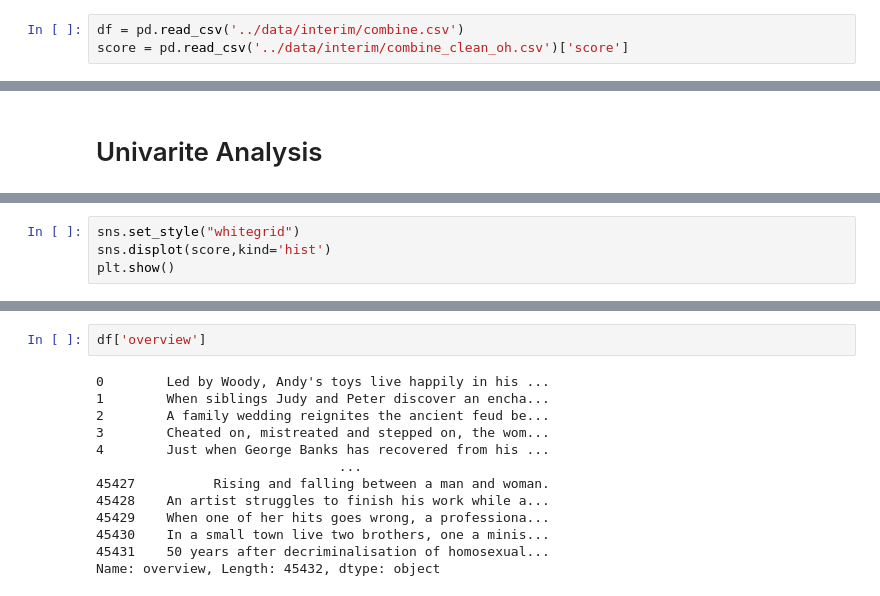
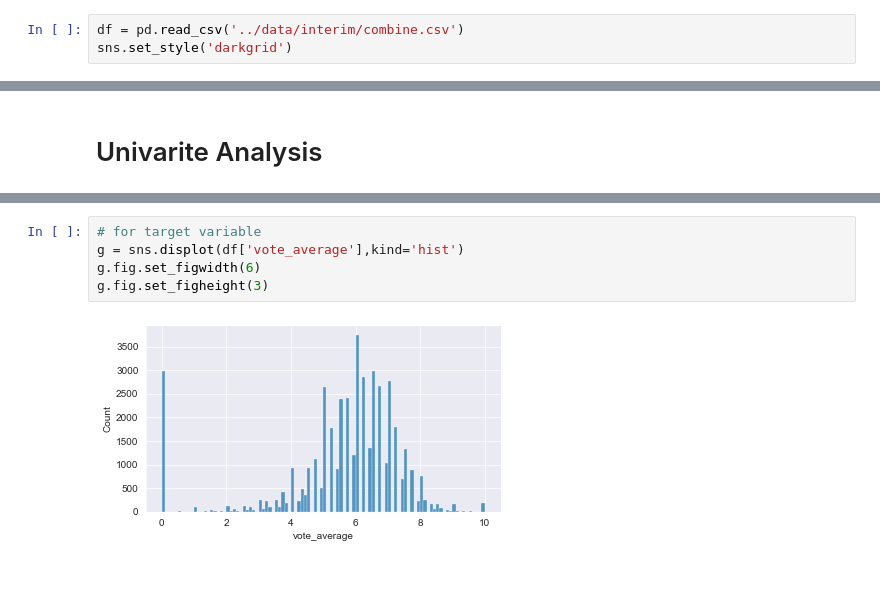
Before and after one commit to yunlintang/EE541_Final_Project, a Jupyter notebook: notebooks/Data_Analysis.ipynb, the cells around one changed output, grey strips where cells are left out. Cells and saved outputs as stored; diff of their text form.

```diff
--- a/notebooks/Data_Analysis.ipynb
+++ b/notebooks/Data_Analysis.ipynb
@@ -9,3 +17,3 @@ ModuleNotFoundError: No module named 'wordcloud'
 # %%
 df = pd.read_csv('../data/interim/combine.csv')
-score = pd.read_csv('../data/interim/combine_clean_oh.csv')['score']
+sns.set_style('darkgrid')
@@ -30,4 +23,0 @@ pd.read_csv('../data/interim/combine_clean_oh.csv')
-# %%
-sns.set_style("whitegrid")
-sns.displot(score,kind='hist')
-plt.show()
@@ -36,15 +24,7 @@ plt.show()
-# %%
-df['overview']
-# %% [output]
-0        Led by Woody, Andy's toys live happily in his ...
-1        When siblings Judy and Peter discover an encha...
-2        A family wedding reignites the ancient feud be...
-3        Cheated on, mistreated and stepped on, the wom...
-4        Just when George Banks has recovered from his ...
-                               ...
-45427          Rising and falling between a man and woman.
-45428    An artist struggles to finish his work while a...
-45429    When one of her hits goes wrong, a professiona...
-45430    In a small town live two brothers, one a minis...
-45431    50 years after decriminalisation of homosexual...
-Name: overview, Length: 45432, dtype: object
+# %%
+# for target variable
+g = sns.displot(df['vote_average'],kind='hist')
+g.fig.set_figwidth(6)
+g.fig.set_figheight(3)
+# %% [output]
+[figure, added]
```
Also changed, not shown: parts of 7 cells of this notebook, 2 other files.
